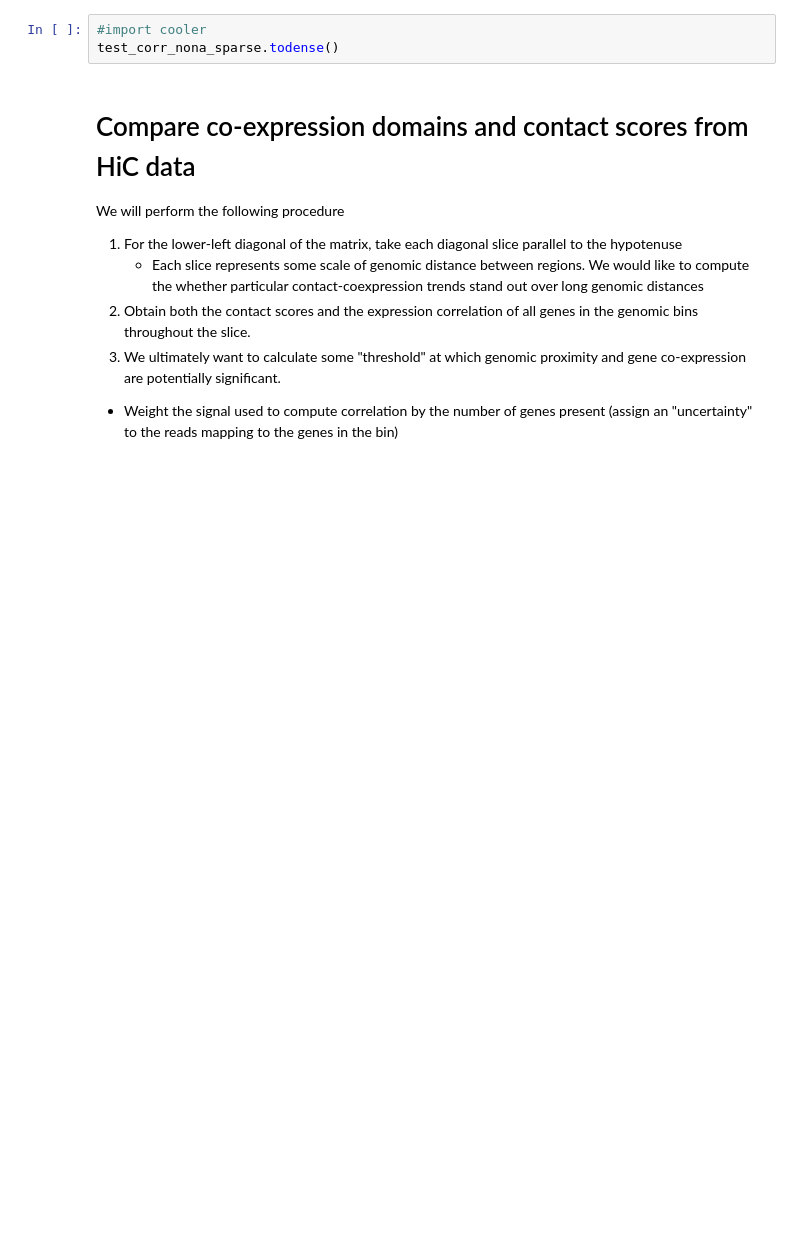
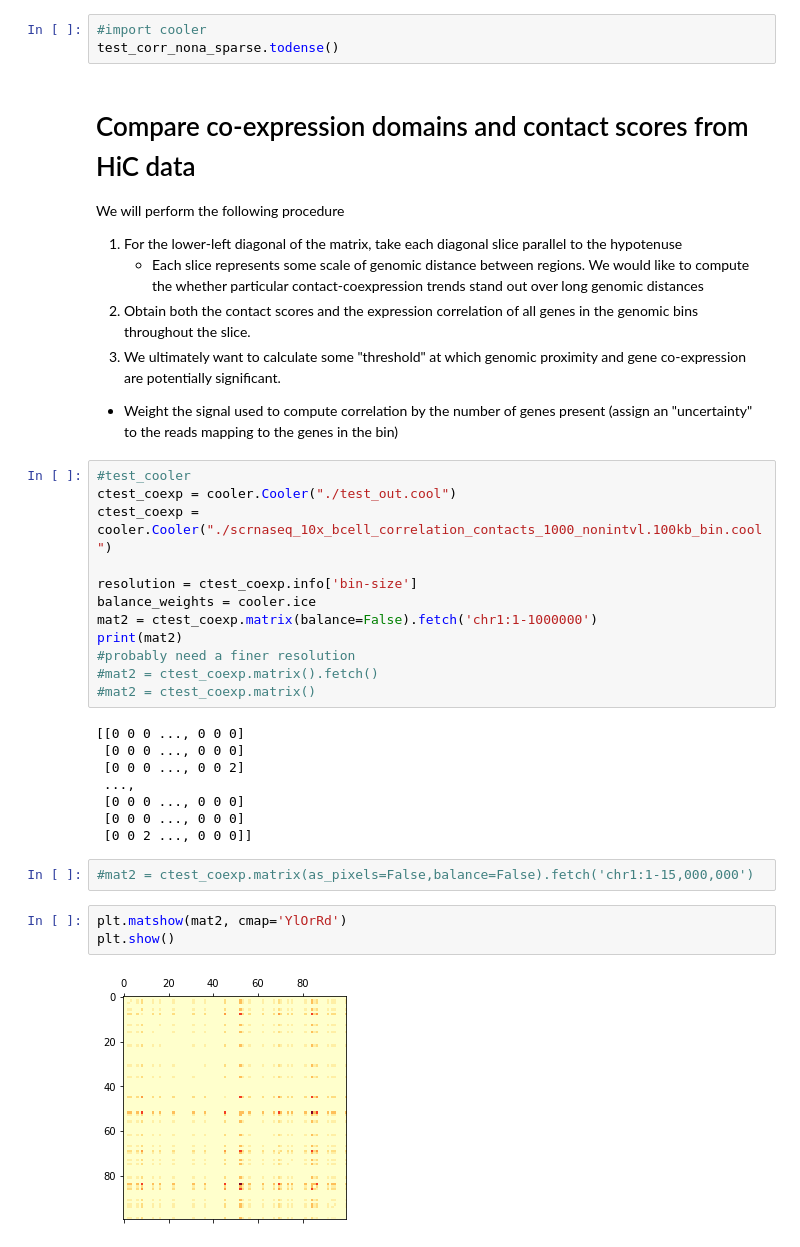
Before and after one commit to vinayakvsv/biophysics170_finalproject, a Jupyter notebook: cellranger_Bcell_scrnaseq.ipynb, the cells around one changed output. Drawn from its saved outputs; the diff is of its cells as text; blank space fills up the shorter version.

Commit message:
convert coexpression matrix to cooler; visualize chr1:1-1000000

```diff
--- a/cellranger_Bcell_scrnaseq.ipynb
+++ b/cellranger_Bcell_scrnaseq.ipynb
@@ -629,3 +764,30 @@ We will perform the following procedure
 2. Obtain both the contact scores and the expression correlation of all genes in the genomic bins throughout the slice.
 3. We ultimately want to calculate some "threshold" at which genomic proximity and gene co-expression are potentially significant.
 * Weight the signal used to compute correlation by the number of genes present (assign an "uncertainty" to the reads mapping to the genes in the bin)
+# %%
+#test_cooler
+ctest_coexp = cooler.Cooler("./test_out.cool")
+ctest_coexp = cooler.Cooler("./scrnaseq_10x_bcell_correlation_contacts_1000_nonintvl.100kb_bin.cool")
+
+resolution = ctest_coexp.info['bin-size']
+balance_weights = cooler.ice
+mat2 = ctest_coexp.matrix(balance=False).fetch('chr1:1-1000000')
+print(mat2)
+#probably need a finer resolution
+#mat2 = ctest_coexp.matrix().fetch()
+#mat2 = ctest_coexp.matrix()
+# %% [output]
+[[0 0 0 ..., 0 0 0]
+ [0 0 0 ..., 0 0 0]
+ [0 0 0 ..., 0 0 2]
+ ...,
+ [0 0 0 ..., 0 0 0]
+ [0 0 0 ..., 0 0 0]
+ [0 0 2 ..., 0 0 0]]
+# %%
+#mat2 = ctest_coexp.matrix(as_pixels=False,balance=False).fetch('chr1:1-15,000,000')
+# %%
+plt.matshow(mat2, cmap='YlOrRd')
+plt.show()
+# %% [output]
+[figure, added]
```
Also changed, not shown: parts of 17 cells of this notebook, 25 other files.
